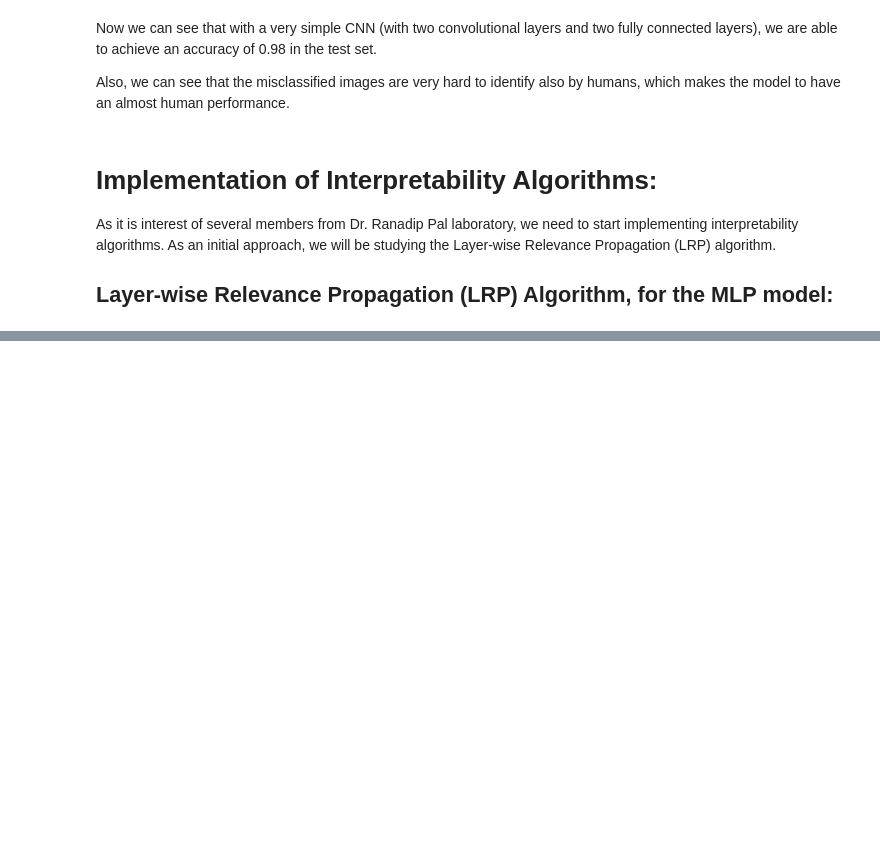
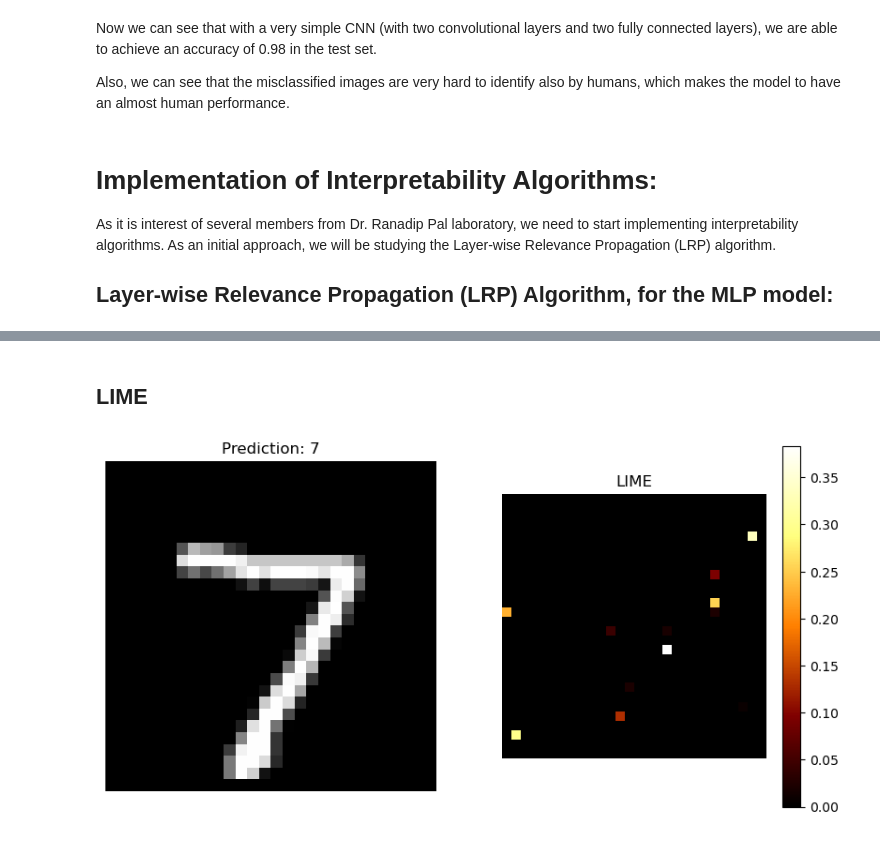
Before and after one commit to CesarAugusto14/studying_interpretability, a Jupyter notebook: vanilla_classifier.ipynb, the cells around one changed output, grey strips where cells are left out. Saved outputs shown, nothing was run; the diff lists cells and outputs as text; code cells hidden in the pictures; blank space fills up the shorter version.

```diff
--- a/vanilla_classifier.ipynb
+++ b/vanilla_classifier.ipynb
@@ -522,0 +553,33 @@ As it is interest of several members from Dr. Ranadip Pal laboratory, we need to
+# %% [markdown]
+## LIME
+# %%
+# Applying LIME to the LeNet5 model
+from captum.attr import Lime
+
+# Use the Lime algorithm
+lime = Lime(model)
+
+# Get the first image
+x, y = test_data[0]
+x = x.to(device)
+
+# Get the prediction
+y_hat = model(x.unsqueeze(0))
+prediction = y_hat.argmax().item()
+
+# Compute the Lime
+attribution = lime.attribute(x.unsqueeze(0), target=prediction)
+
+# Plot the image and the attribution
+fig, axs = plt.subplots(1, 2, figsize=(10, 5))
+axs[0].imshow(x.cpu().numpy().squeeze(), cmap='gray')
+axs[0].axis('off')
+axs[0].set_title(f'Prediction: {prediction}')
+axs[1].imshow(attribution.squeeze().cpu().detach().numpy(), vmin=0)
+axs[1].axis('off')
+axs[1].set_title('LIME')
+# Colormap
+plt.colorbar(axs[1].imshow(attribution.squeeze().cpu().detach().numpy(), vmin=0, cmap='afmhot'))
+plt.show()
+# %% [output]
+[figure, added]
```
Also changed, not shown: parts of 9 cells of this notebook, 1 other file.
